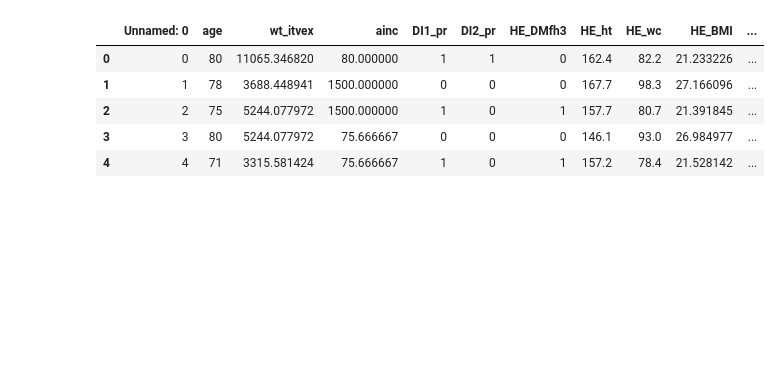
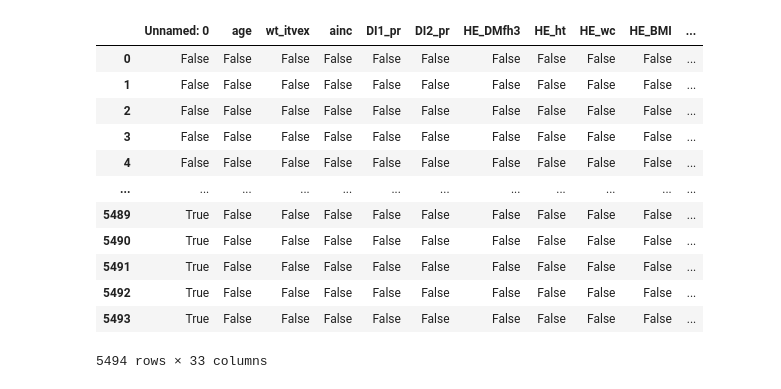
Before and after one commit to easthobb/Diabetes-Analysis, a Jupyter notebook: OUTCOME_ANALYSIS.ipynb, the cells around one changed output. Cells and saved outputs as stored; diff of their text form; code cells hidden in the pictures; blank space fills up the shorter version.

```diff
--- a/OUTCOME_ANALYSIS.ipynb
+++ b/OUTCOME_ANALYSIS.ipynb
@@ -52,12 +59,20 @@ pd.set_option('display.max_columns', 200)
 pd.set_option('display.width', 200)
 # %%
 ## DATA LOAD
-df = pd.read_csv('2018_OUTCOME.csv')
+df = pd.read_csv('2016_17_18_OUTCOME.csv')
 df.head()
+df.isnull()
 # %% [output]
 |  | Unnamed: 0 | age | wt_itvex | ainc | DI1_pr | DI2_pr | HE_DMfh3 | HE_ht | HE_wc | HE_BMI | ... |
-| 0 | 0 | 80 | 11065.346820 | 80.000000 | 1 | 1 | 0 | 162.4 | 82.2 | 21.233226 | ... |
-| 1 | 1 | 78 | 3688.448941 | 1500.000000 | 0 | 0 | 0 | 167.7 | 98.3 | 27.166096 | ... |
-| 2 | 2 | 75 | 5244.077972 | 1500.000000 | 1 | 0 | 1 | 157.7 | 80.7 | 21.391845 | ... |
-| 3 | 3 | 80 | 5244.077972 | 75.666667 | 0 | 0 | 0 | 146.1 | 93.0 | 26.984977 | ... |
-| 4 | 4 | 71 | 3315.581424 | 75.666667 | 1 | 0 | 1 | 157.2 | 78.4 | 21.528142 | ... |
+| 0 | False | False | False | False | False | False | False | False | False | False | ... |
+| 1 | False | False | False | False | False | False | False | False | False | False | ... |
+| 2 | False | False | False | False | False | False | False | False | False | False | ... |
+| 3 | False | False | False | False | False | False | False | False | False | False | ... |
+| 4 | False | False | False | False | False | False | False | False | False | False | ... |
+| ... | ... | ... | ... | ... | ... | ... | ... | ... | ... | ... | ... |
+| 5489 | True | False | False | False | False | False | False | False | False | False | ... |
+| 5490 | True | False | False | False | False | False | False | False | False | False | ... |
+| 5491 | True | False | False | False | False | False | False | False | False | False | ... |
+| 5492 | True | False | False | False | False | False | False | False | False | False | ... |
+| 5493 | True | False | False | False | False | False | False | False | False | False | ... |
+5494 rows × 33 columns
```
Also changed, not shown: parts of 11 cells of this notebook.
